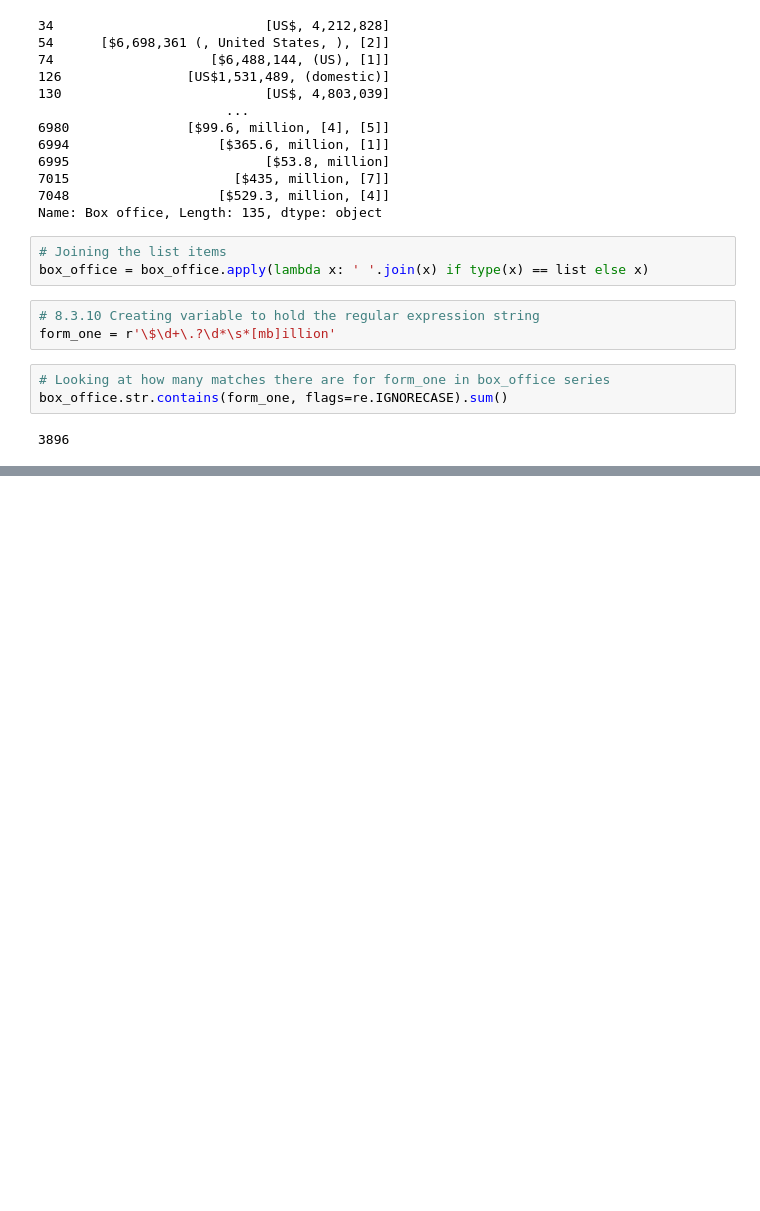
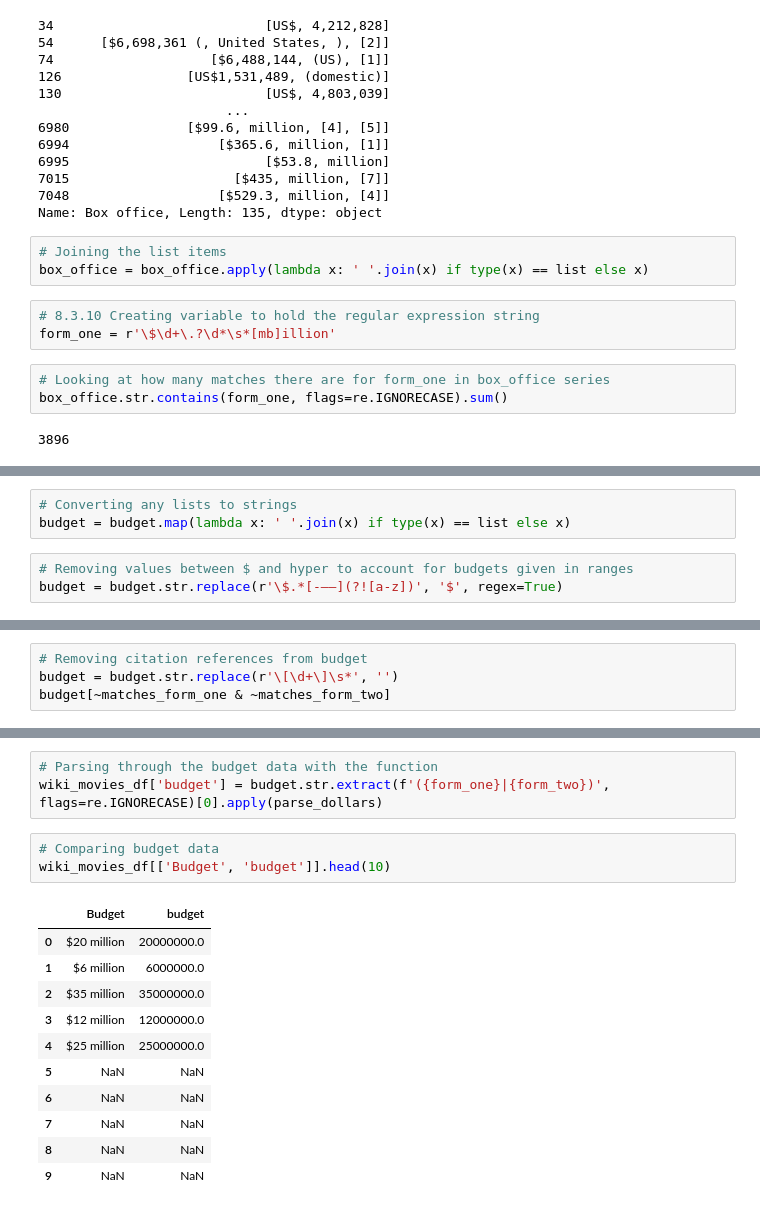
Before and after one commit to js816/Movies-ETL, a Jupyter notebook: Movie_data.ipynb, the cells around one changed output, grey strips where cells are left out. Cells and saved outputs as stored; diff of their text form; blank space fills up the shorter version.

```diff
--- a/Movie_data.ipynb
+++ b/Movie_data.ipynb
@@ -878,0 +983,6 @@ Name: Box office, dtype: object
+# %%
+# Converting any lists to strings
+budget = budget.map(lambda x: ' '.join(x) if type(x) == list else x)
+# %%
+# Removing values between $ and hyper to account for budgets given in ranges
+budget = budget.str.replace(r'\$.*[-—–](?![a-z])', '$', regex=True)
@@ -878,0 +1014,4 @@ Name: Box office, dtype: object
+# %%
+# Removing citation references from budget
+budget = budget.str.replace(r'\[\d+\]\s*', '')
+budget[~matches_form_one & ~matches_form_two]
@@ -878,0 +1061,18 @@ Name: Box office, dtype: object
+# %%
+# Parsing through the budget data with the function
+wiki_movies_df['budget'] = budget.str.extract(f'({form_one}|{form_two})', flags=re.IGNORECASE)[0].apply(parse_dollars)
+# %%
+# Comparing budget data
+wiki_movies_df[['Budget', 'budget']].head(10)
+# %% [output]
+|  | Budget | budget |
+| 0 | $20 million | 20000000.0 |
+| 1 | $6 million | 6000000.0 |
+| 2 | $35 million | 35000000.0 |
+| 3 | $12 million | 12000000.0 |
+| 4 | $25 million | 25000000.0 |
+| 5 | NaN | NaN |
+| 6 | NaN | NaN |
+| 7 | NaN | NaN |
+| 8 | NaN | NaN |
+| 9 | NaN | NaN |
```
Also changed, not shown: parts of 56 cells of this notebook.
